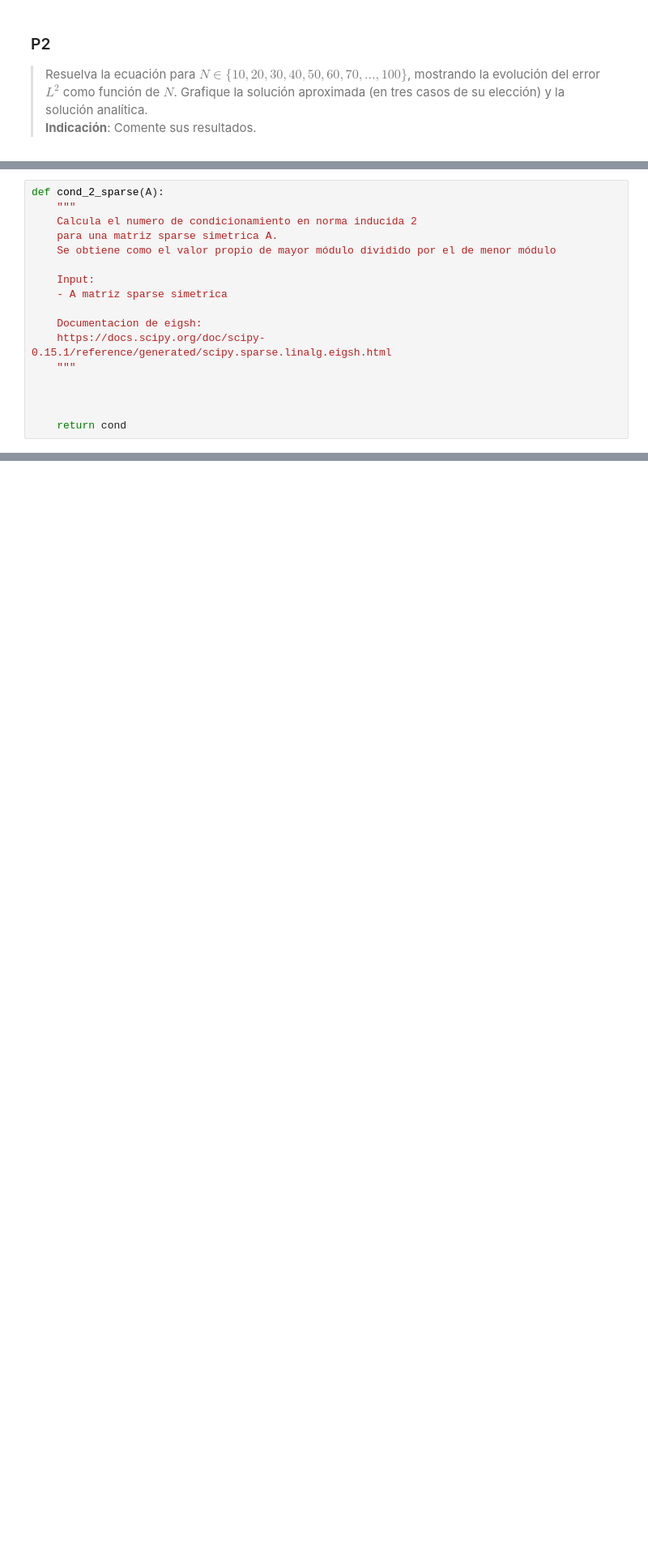
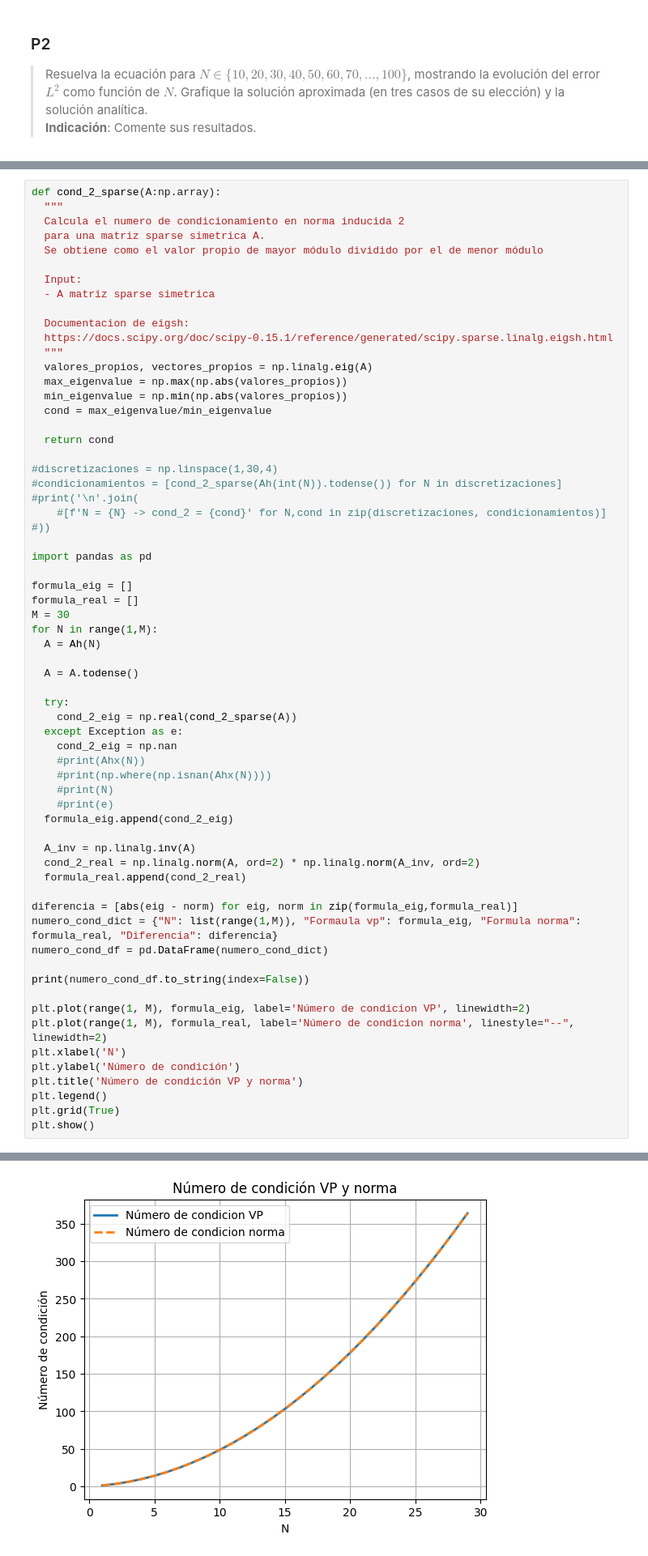
Before and after one commit to Sebastijo/Analisis-Numerico-de-EDPs, a Jupyter notebook: Lab 1/Laboratorio_1.ipynb, the cells around one changed output, grey strips where cells are left out. Shown at 81% size. Drawn from its saved outputs; the diff is of its cells as text; blank space fills up the shorter version.

```diff
--- a/Lab 1/Laboratorio_1.ipynb
+++ b/Lab 1/Laboratorio_1.ipynb
@@ -115,20 +262,68 @@ Si $\boldsymbol{A}$ es invertible, se define el número de condición en norma i
 
 donde $\lambda_{\max,h}\left(  \boldsymbol{A}_{h}\right) :=\max\left\{\left\vert \lambda\right\vert \mid\lambda\in\sigma\left(  \boldsymbol{A}_{h}\right)  \right\}  $ y $\lambda_{\min,h}\left(  \boldsymbol{A}_{h}\right)
 :=\min\left\{  \left\vert \lambda\right\vert \mid\lambda\in\sigma\left(\boldsymbol{A}_{h}\right)  \right\}  $.
-# %%
-def cond_2_sparse(A):
-    """
-    Calcula el numero de condicionamiento en norma inducida 2
-    para una matriz sparse simetrica A.
-    Se obtiene como el valor propio de mayor módulo dividido por el de menor módulo
-
-    Input:
-    - A matriz sparse simetrica
-
-    Documentacion de eigsh:
-    https://docs.scipy.org/doc/scipy-0.15.1/reference/generated/scipy.sparse.linalg.eigsh.html
-    """
-
-
-
-    return cond
+# %%
+def cond_2_sparse(A:np.array):
+  """
+  Calcula el numero de condicionamiento en norma inducida 2
+  para una matriz sparse simetrica A.
+  Se obtiene como el valor propio de mayor módulo dividido por el de menor módulo
+
+  Input:
+  - A matriz sparse simetrica
+
+  Documentacion de eigsh:
+  https://docs.scipy.org/doc/scipy-0.15.1/reference/generated/scipy.sparse.linalg.eigsh.html
+  """
+  valores_propios, vectores_propios = np.linalg.eig(A)
+  max_eigenvalue = np.max(np.abs(valores_propios))
+  min_eigenvalue = np.min(np.abs(valores_propios))
+  cond = max_eigenvalue/min_eigenvalue
+
+  return cond
+
+#discretizaciones = np.linspace(1,30,4)
+#condicionamientos = [cond_2_sparse(Ah(int(N)).todense()) for N in discretizaciones]
+#print('\n'.join(
+    #[f'N = {N} -> cond_2 = {cond}' for N,cond in zip(discretizaciones, condicionamientos)]
+#))
+
+import pandas as pd
+
+formula_eig = []
+formula_real = []
+M = 30
+for N in range(1,M):
+  A = Ah(N)
+
+  A = A.todense()
+
+  try:
+    cond_2_eig = np.real(cond_2_sparse(A))
+  except Exception as e:
+    cond_2_eig = np.nan
+    #print(Ahx(N))
+    #print(np.where(np.isnan(Ahx(N))))
+    #print(N)
+    #print(e)
+  formula_eig.append(cond_2_eig)
+
+  A_inv = np.linalg.inv(A)
+  cond_2_real = np.linalg.norm(A, ord=2) * np.linalg.norm(A_inv, ord=2)
+  formula_real.append(cond_2_real)
+
+diferencia = [abs(eig - norm) for eig, norm in zip(formula_eig,formula_real)]
+numero_cond_dict = {"N": list(range(1,M)), "Formaula vp": formula_eig, "Formula norma": formula_real, "Diferencia": diferencia}
+numero_cond_df = pd.DataFrame(numero_cond_dict)
+
+print(numero_cond_df.to_string(index=False))
+
+plt.plot(range(1, M), formula_eig, label='Número de condicion VP', linewidth=2)
+plt.plot(range(1, M), formula_real, label='Número de condicion norma', linestyle="--", linewidth=2)
+plt.xlabel('N')
+plt.ylabel('Número de condición')
+plt.title('Número de condición VP y norma')
+plt.legend()
+plt.grid(True)
+plt.show()
+# %% [output]
@@ -135,3 +347,4 @@ def cond_2_sparse(A):
+[figure, added]
 # %% [markdown]
 # Parte II
 # %% [markdown]
```
Also changed, not shown: parts of 16 cells of this notebook, 3 other files.
